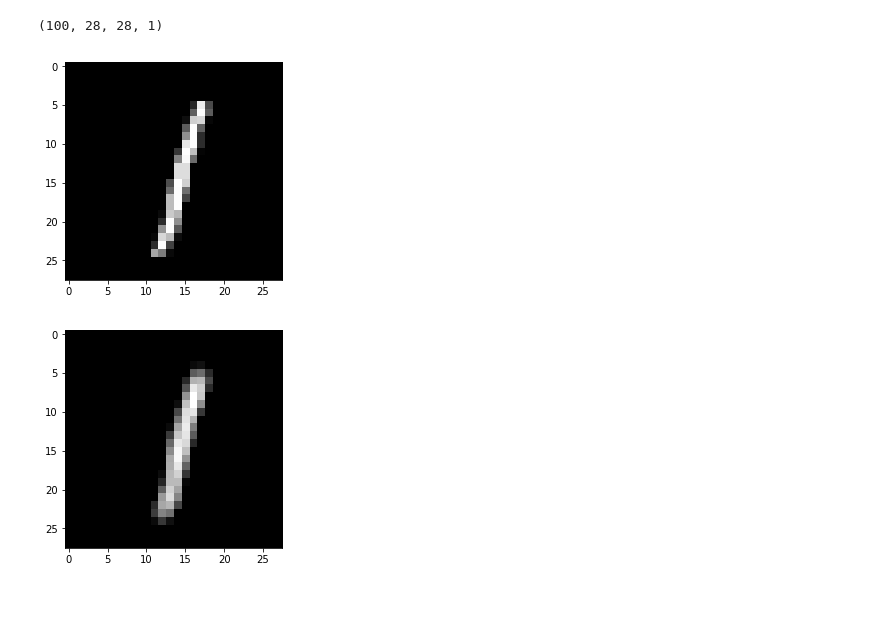
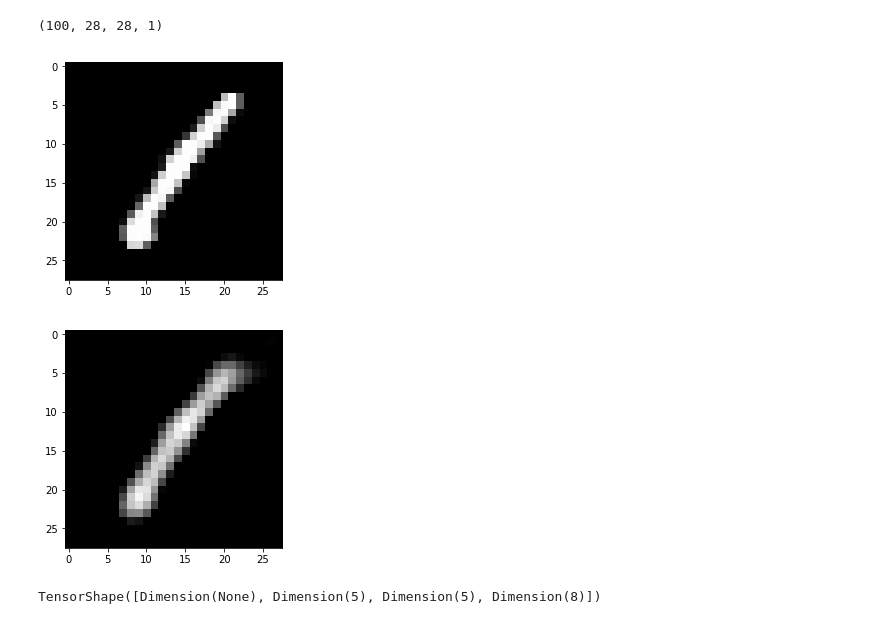
Before and after one commit to chariot1498/summer_projects_ml, a Jupyter notebook: CNN_AutoEncoder/Convolution_Auto_Encoder.ipynb, the cells around one changed output. Drawn from its saved outputs; the diff is of its cells as text; code cells hidden in the pictures.

Commit message:
This is autoencoder using CNN

```diff
--- a/CNN_AutoEncoder/Convolution_Auto_Encoder.ipynb
+++ b/CNN_AutoEncoder/Convolution_Auto_Encoder.ipynb
@@ -235,15 +235,23 @@ print rec.shape
 # %% [output]
 (100, 28, 28, 1)
 # %%
-nx = 15
+nx = 0
 
 plt.figure(0)
 plt.imshow(X_train[nx].reshape((28, 28)), cmap='gray')
 
 plt.figure(1)
 plt.imshow(rec[nx].reshape((28, 28)), cmap='gray')
 
 plt.show()
 # %% [output]
-[figure, old version]
+[figure, new version]
-[figure, old version]
+[figure, new version]
+# %%
+#We will try to visualize feature maps at the end of second maxpool layer thus dd is made out of it by function wrapping
+#we make a model en and using it we would visualize all the feature maps
+dd = m2(a2(c2(m1(a1(c1(inp))))))
+en = Model(inputs=[inp], outputs=[dd])
+dd.shape
+# %% [output]
+TensorShape([Dimension(None), Dimension(5), Dimension(5), Dimension(8)])
```
Also changed, not shown: parts of 13 cells of this notebook.
